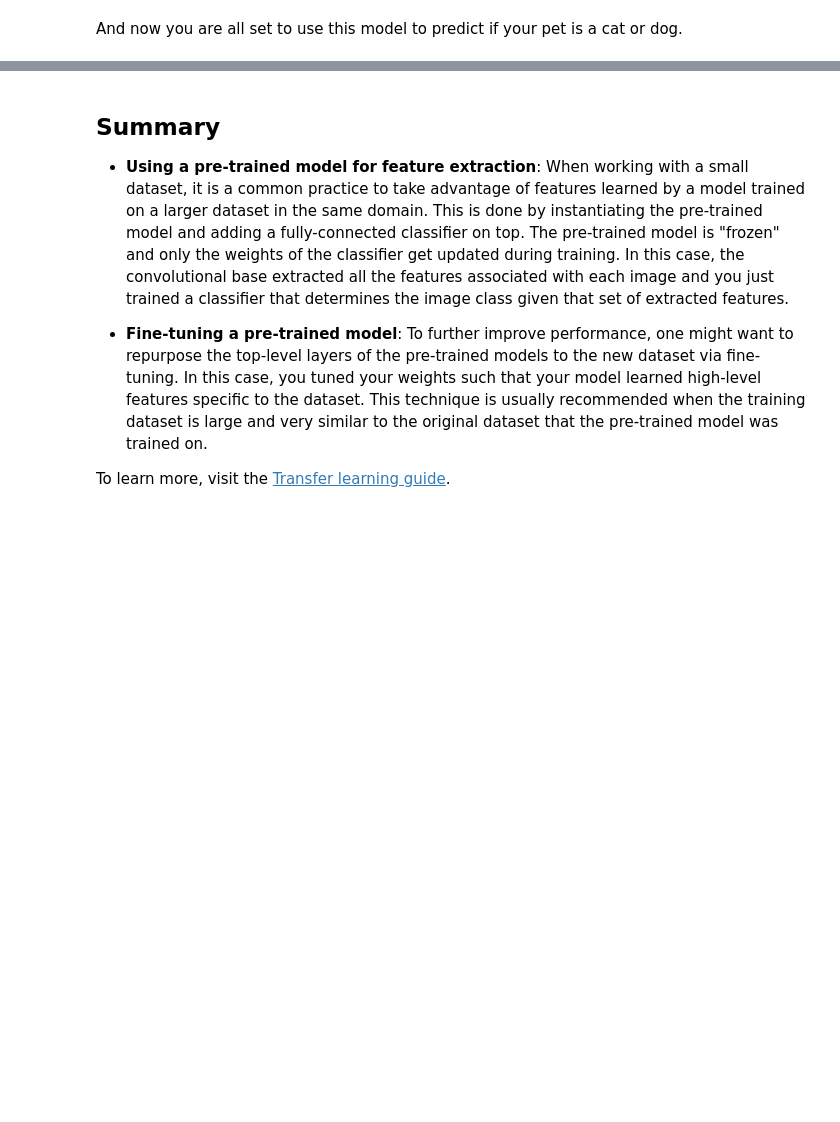
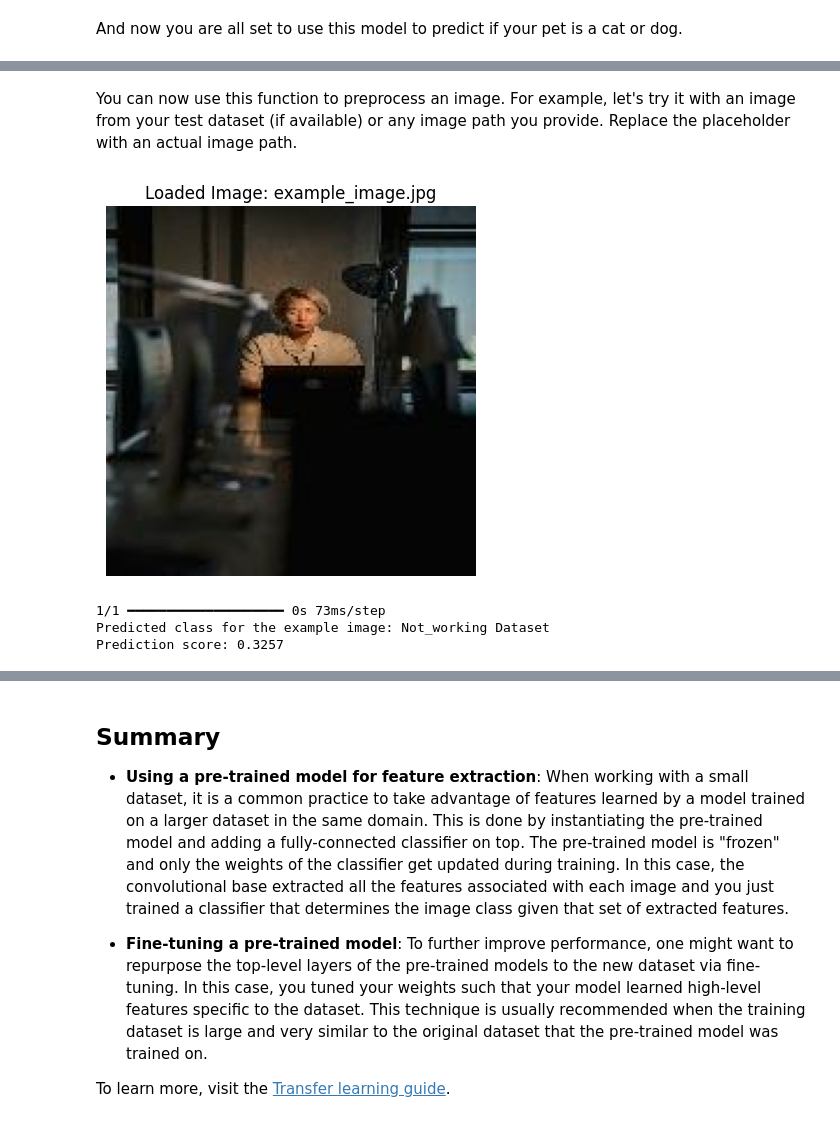
Before and after one commit to Edward10001Ted/Emergency-dispatch-system, a Jupyter notebook: site/en/tutorials/images/transfer_learning.ipynb, the cells around one changed output, grey strips where cells are left out. Drawn from its saved outputs; the diff is of its cells as text; code cells hidden in the pictures; blank space fills up the shorter version.

```diff
--- a/site/en/tutorials/images/transfer_learning.ipynb
+++ b/site/en/tutorials/images/transfer_learning.ipynb
@@ -126,0 +116,3 @@ for images, labels in train_dataset.take(1):
+# %%
+test_batches = batches // 4
+val_batches = (batches - test_batches) // 5
@@ -127,6 +127,2 @@ for images, labels in train_dataset.take(1):
 # %% [markdown]
 As the original dataset doesn't contain a test set, you will create one. To do so, determine how many batches of data are available in the validation set using `tf.data.experimental.cardinality`, then move 20% of them to a test set.
-# %%
-val_batches = tf.data.experimental.cardinality(validation_dataset)
-test_dataset = validation_dataset.take(val_batches // 5)
-validation_dataset = validation_dataset.skip(val_batches // 5)
@@ -416,0 +584,51 @@ for i in range(9):
+# %%
+import matplotlib.pyplot as plt
+
+def load_and_preprocess_image(image_path):
+  img = tf.keras.utils.load_img(image_path, target_size=IMG_SIZE)
+  plt.imshow(img) # Display the image
+  plt.title(f"Loaded Image: {os.path.basename(image_path)}")
+  plt.axis('off')
+  plt.show()
+  img_array = tf.keras.utils.img_to_array(img)
+  img_array = tf.expand_dims(img_array, 0) # Create a batch
+  img_array = preprocess_input(img_array)
+  return img_array
+# %% [markdown]
+You can now use this function to preprocess an image. For example, let's try it with an image from your test dataset (if available) or any image path you provide. Replace the placeholder with an actual image path.
+# %%
+# Example usage:
+# Replace 'path/to/your/image.jpg' with the actual path to an image file
+# For demonstration, I'll use the first image from the image_batch that was used for prediction previously.
+
+# Get the first image from the image_batch
+example_image_array = image_batch[0]
+
+# Save this image temporarily to a file to simulate loading from path
+import matplotlib.pyplot as plt
+import cv2
+
+temp_image_path = '/tmp/example_image.jpg'
+# Convert image_batch[0] (which is float) to uint8 before saving
+# The pixel values in image_batch are likely between 0-255 or rescaled.
+# Assuming 0-255 for saving purposes.
+# If it's already preprocessed to [-1, 1], we need to reverse that for saving.
+# Since image_batch was from test_dataset and then shown with plt.imshow(image_batch[i].astype("uint8")),
+# it's likely still in 0-255 scale or needs to be cast to uint8 directly.
+
+plt.imsave(temp_image_path, example_image_array.astype('uint8'))
+
+# Now use the helper function
+preprocessed_img = load_and_preprocess_image(temp_image_path)
+
+# Make a prediction
+prediction = model.predict(preprocessed_img).flatten()[0]
+predicted_class = tf.where(prediction < 0.5, 0, 1).numpy()
+
+print(f"Predicted class for the example image: {class_names[predicted_class]}")
+print(f"Prediction score: {prediction:.4f}")
+# %% [output]
+[figure, added]
+1/1 ━━━━━━━━━━━━━━━━━━━━ 0s 73ms/step
+Predicted class for the example image: Not_working Dataset
+Prediction score: 0.3257
```
Also changed, not shown: parts of 36 cells of this notebook.
